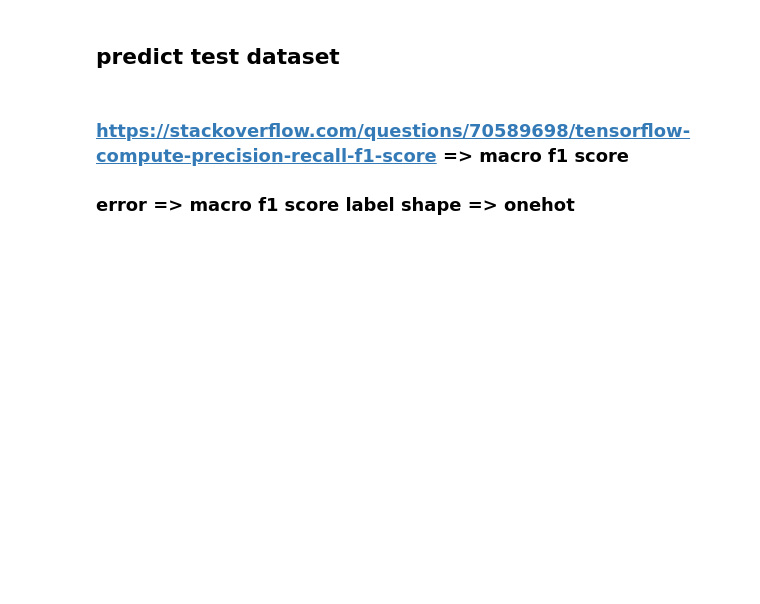
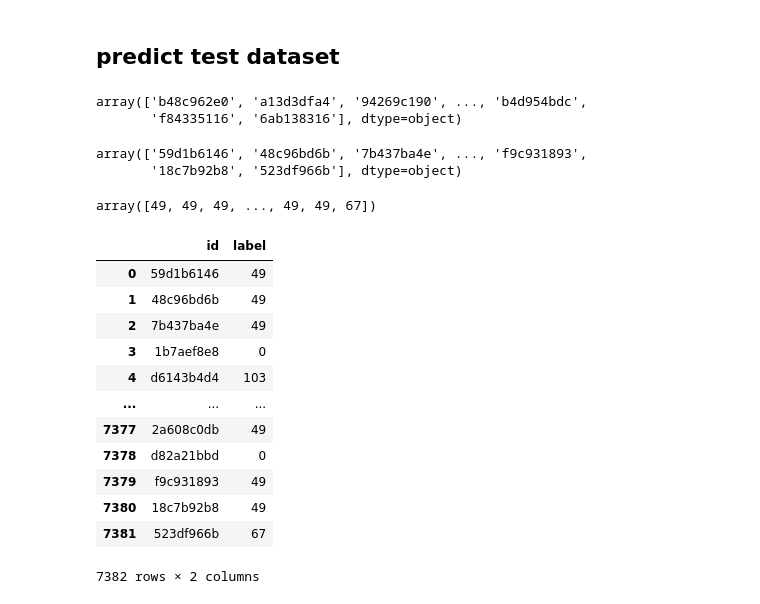
Before and after one commit to sinjy1203/kaggle_MyNotebook, a Jupyter notebook: petals-imageclassification-1.ipynb, the cells around one changed output. Drawn from its saved outputs; the diff is of its cells as text; code cells hidden in the pictures; blank space fills up the shorter version.

Commit message:
Kaggle Notebook | petals_imageclassification-1 | Version 8

```diff
--- a/petals-imageclassification-1.ipynb
+++ b/petals-imageclassification-1.ipynb
@@ -249,7 +251,7 @@ class SimpleCNN(tf.keras.Model):
         return x
 
     def summary(self):
-        x = tf.keras.layers.Input(shape=(350, 350, 3))
+        x = tf.keras.layers.Input(shape=IMAGE_SHAPE)
         model = tf.keras.Model(inputs=[x], outputs=self.call(x))
         return model.summary()
 # %%
@@ -282,5 +284,5 @@ Trainable params: 194,104
 Non-trainable params: 600
 _________________________________________________________________
 # %%
-# model.fit(train_dataset, epochs=5, validation_data=val_dataset,
-#          steps_per_epoch=TRAIN_LEN // BATCH_SIZE)
+model.fit(train_dataset, epochs=10, validation_data=val_dataset,
+         steps_per_epoch=TRAIN_LEN // BATCH_SIZE)
@@ -288,3 +313,8 @@ _________________________________________________________________
 ## predict test dataset
 # %%
 submission = pd.read_csv(os.path.join(ROOT_DIR, 'sample_submission.csv'))
+sub_id = submission['id'].values
+sub_id
+# %% [output]
+array(['b48c962e0', 'a13d3dfa4', '94269c190', ..., 'b4d954bdc',
+       'f84335116', '6ab138316'], dtype=object)
@@ -298,3 +321,30 @@ submission = pd.read_csv(os.path.join(ROOT_DIR, 'sample_submission.csv'))
-# %% [markdown]
-### https://stackoverflow.com/questions/70589698/tensorflow-compute-precision-recall-f1-score => macro f1 score
-### error => macro f1 score label shape => onehot
+# %%
+test_ds = test_dataset.unbatch().map(lambda img, ids: ids)
+test_ds = test_ds.batch(TEST_LEN)
+test_ids = next(test_ds.as_numpy_iterator()).astype('U12').astype(np.object)
+test_ids
+# %% [output]
+array(['59d1b6146', '48c96bd6b', '7b437ba4e', ..., 'f9c931893',
+       '18c7b92b8', '523df966b'], dtype=object)
+# %%
+pred = model.predict(test_dataset).argmax(axis=-1)
+pred
+# %% [output]
+array([49, 49, 49, ..., 49, 49, 67])
+# %%
+pred_ds = pd.DataFrame({'id': test_ids, 'label': pred})
+pred_ds
+# %% [output]
+|  | id | label |
+| 0 | 59d1b6146 | 49 |
+| 1 | 48c96bd6b | 49 |
+| 2 | 7b437ba4e | 49 |
+| 3 | 1b7aef8e8 | 0 |
+| 4 | d6143b4d4 | 103 |
+| ... | ... | ... |
+| 7377 | 2a608c0db | 49 |
+| 7378 | d82a21bbd | 0 |
+| 7379 | f9c931893 | 49 |
+| 7380 | 18c7b92b8 | 49 |
+| 7381 | 523df966b | 67 |
+7382 rows × 2 columns
```
Also changed, not shown: parts of 15 cells of this notebook.
